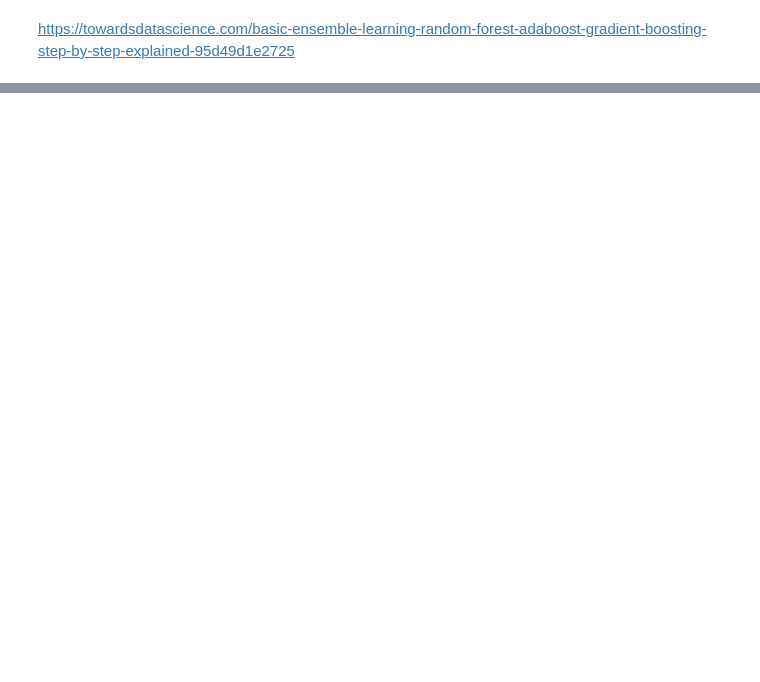
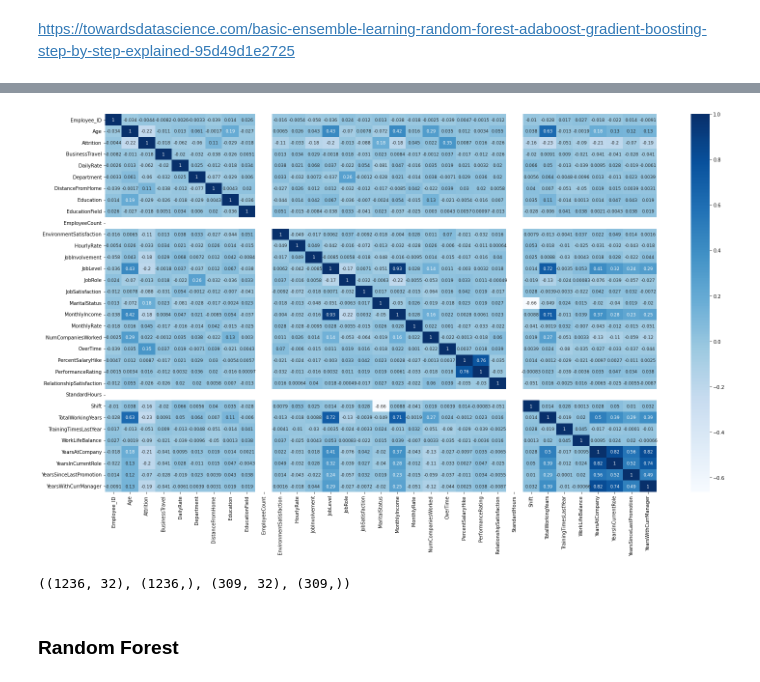
Before and after one commit to ParitoshPalSingh/Employee_Attrition_for_Healthcare, a Jupyter notebook: Employee_Attrition_on_Healthcare_Dataset.ipynb, the cells around one changed output, grey strips where cells are left out. Cells and saved outputs as stored; diff of their text form; code cells hidden in the pictures; blank space fills up the shorter version.

```diff
--- a/Employee_Attrition_on_Healthcare_Dataset.ipynb
+++ b/Employee_Attrition_on_Healthcare_Dataset.ipynb
@@ -813,0 +781,6 @@ accuracy_score_cat
+# %%
+corr_val_1 = df_copy.corr()
+fig,ax = plt.subplots(figsize=(25.6,14.4))
+fig = sns.heatmap(corr_val_1,cmap='Blues',annot=True, annot_kws={"size":9})
+# %% [output]
+[figure, added]
@@ -813,0 +804,6 @@ accuracy_score_cat
+# %%
+X_train.shape,y_train.shape,X_test.shape,y_test.shape
+# %% [output]
+((1236, 32), (1236,), (309, 32), (309,))
+# %% [markdown]
+### Random Forest ###
```
Also changed, not shown: parts of 117 cells of this notebook, 4 other files.
